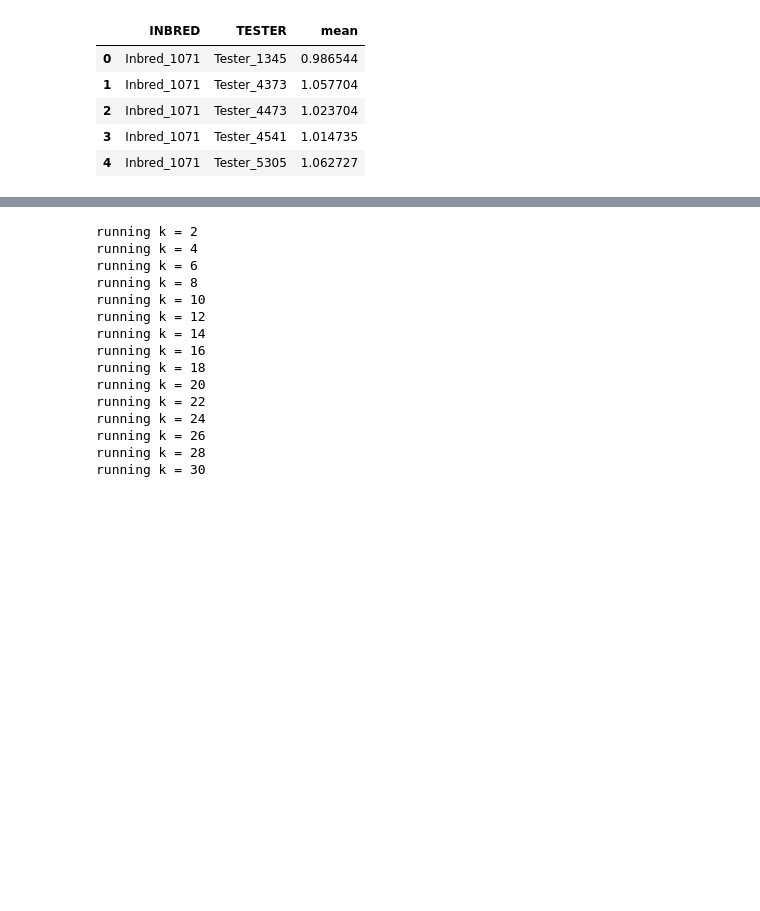
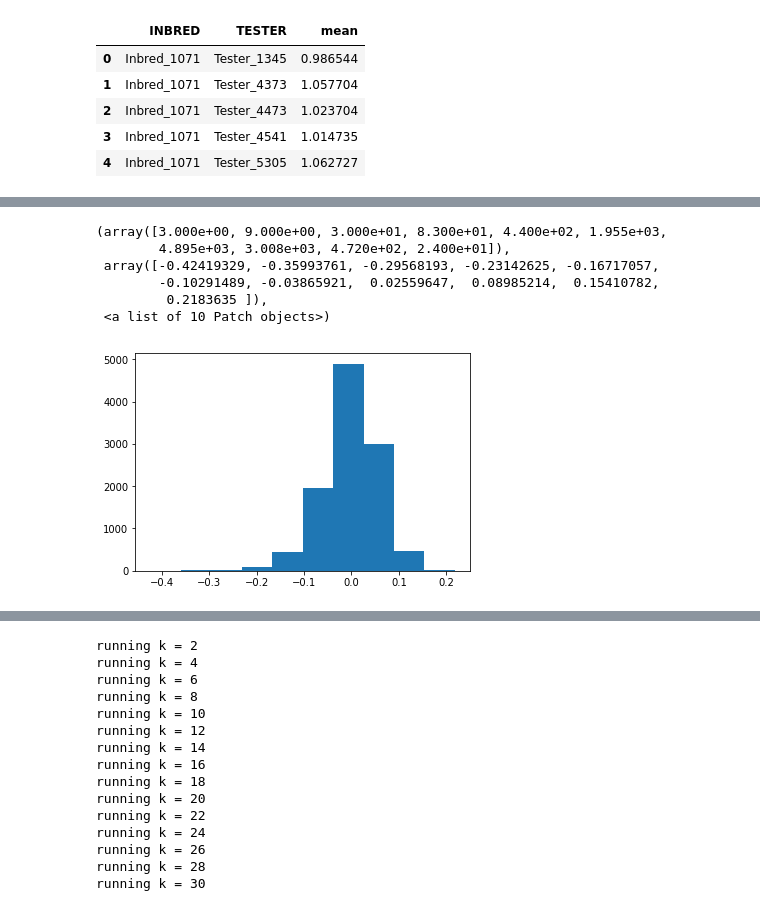
Before and after one commit to MartinBagaram/RecommendationSystem_MF-, a Jupyter notebook: notebooks/syngenta_data_exploration.ipynb, the cells around one changed output, grey strips where cells are left out. Saved outputs shown, nothing was run; the diff lists cells and outputs as text; code cells hidden in the pictures; blank space fills up the shorter version.

```diff
--- a/notebooks/syngenta_data_exploration.ipynb
+++ b/notebooks/syngenta_data_exploration.ipynb
@@ -35,3 +57,14 @@ grp_df.head()
+# %%
+grp_df['log'] = np.log1p(grp_df.loc[:, 'mean'])
+plt.hist(grp_df['log'])
+# %% [output]
+(array([3.000e+00, 9.000e+00, 3.000e+01, 8.300e+01, 4.400e+02, 1.955e+03,
+        4.895e+03, 3.008e+03, 4.720e+02, 2.400e+01]),
+ array([-0.42419329, -0.35993761, -0.29568193, -0.23142625, -0.16717057,
+        -0.10291489, -0.03865921,  0.02559647,  0.08985214,  0.15410782,
+         0.2183635 ]),
+ <a list of 10 Patch objects>)
+[figure, added]
 # %%
 mat = grp_df.pivot(index='INBRED', columns='TESTER', values='mean').values
 # %%
```
Also changed, not shown: parts of 38 cells of this notebook.
